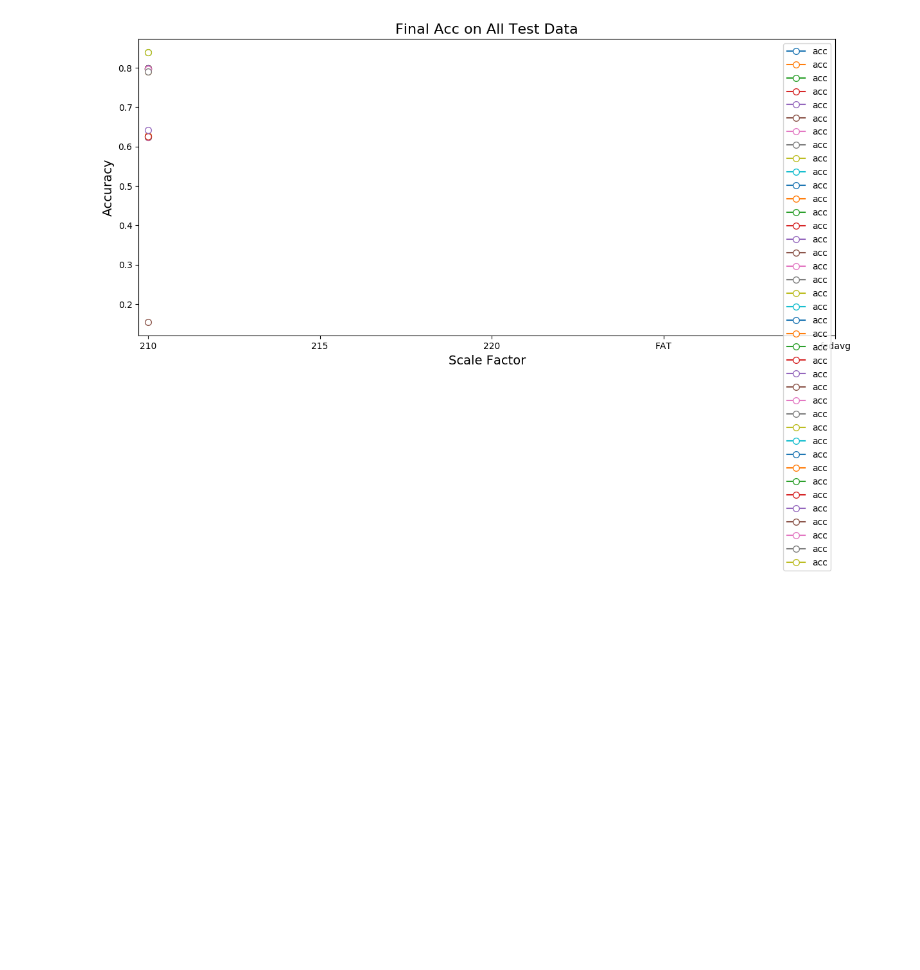
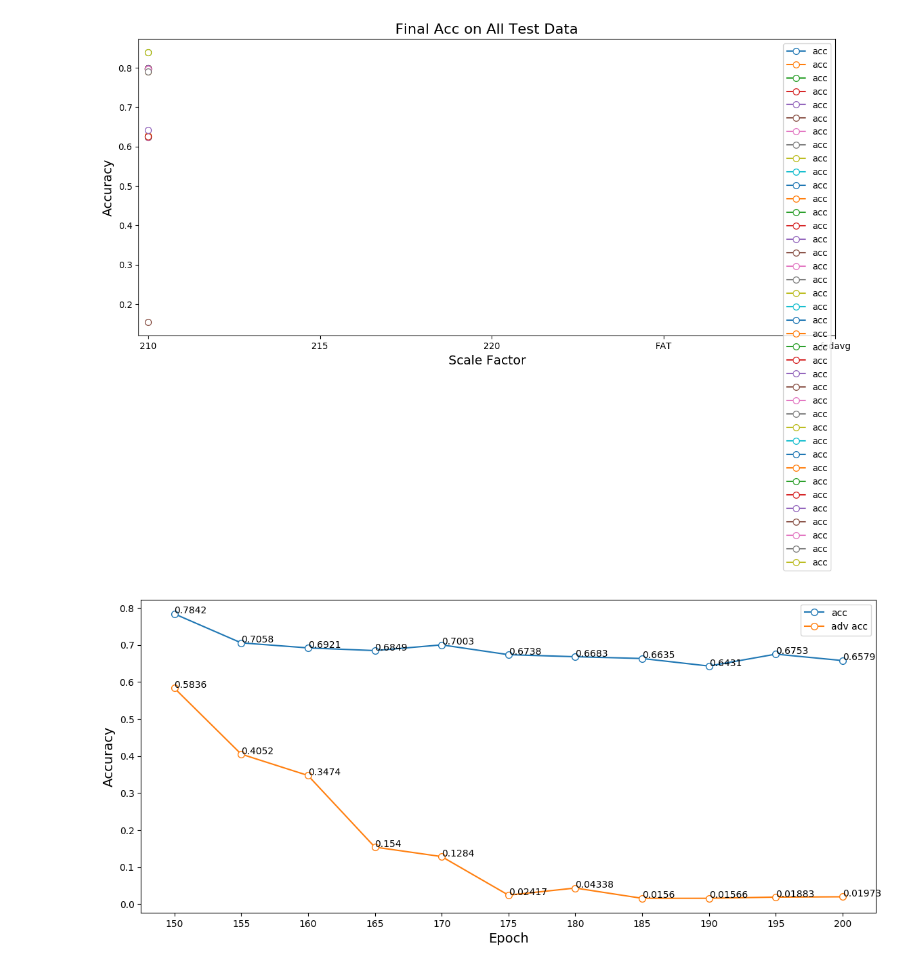
Before and after one commit to U1ltra/pFedDef, a Jupyter notebook: Evaluation/draw_figure.ipynb, the cells around one changed output. Cells and saved outputs as stored; diff of their text form; code cells hidden in the pictures; blank space fills up the shorter version.

Commit message:
script: draw figure jupiter

```diff
--- a/Evaluation/draw_figure.ipynb
+++ b/Evaluation/draw_figure.ipynb
@@ -15,9 +15,9 @@ def plot_training_curves(
 #     ax.bar(label, acc)
 
 #     plt.scatter(range(len(acc)), acc, label=legend_label, s=100)
-    ax.plot(acc, label=legend_label, marker='o', markersize=7, markerfacecolor='white')
-#     for idx, line in enumerate(acc):
-#         ax.plot(line, label=legend_label[idx], marker='o', markersize=7, markerfacecolor='white')
+    # ax.plot(acc, label=legend_label, marker='o', markersize=7, markerfacecolor='white')
+    for idx, line in enumerate(acc):
+        ax.plot(line, label=legend_label[idx], marker='o', markersize=7, markerfacecolor='white')
 
     ax.legend(loc='best')
     ax.set_title(title, fontsize=16)
@@ -25,11 +25,11 @@ def plot_training_curves(
     ax.set_ylabel(y_label, fontsize=14)
     plt.xticks(ticks=np.arange(len(labels)), labels=labels)
 
-    plt.annotate(f"{line[i]:.4}", (i, line[i]+0.001))
+    # plt.annotate(f"{line[i]:.4}", (i, line[i]+0.001))
 
-#     for line in acc:
-#         for i, txt in enumerate(line):
-#             plt.annotate(f"{line[i]:.4}", (i, line[i]+0.001))
+    for line in acc:
+        for i, txt in enumerate(line):
+            plt.annotate(f"{line[i]:.4}", (i, line[i]+0.001))
 
     plt.savefig(f"./{save_name}")
     plt.show()
@@ -993,42 +993,51 @@ plot_training_curves(
 TypeError: 'numpy.float64' object is not iterable
 [figure]
 # %%
-base_path = "/home/ubuntu/Documents/jiarui/experiments/rep_tm"
+base_path = "/home/ubuntu/Documents/jiarui/experiments/atk_pipeline/unharden_rep_pipeline_track_train"
 
-scale_set = [scale for scale in range(210, 221, 5)]
+scale_set = [scale for scale in range(155, 200, 5)]
 scale_set.sort()
 
-labels = [
-    str(scale) for scale in scale_set
-]
 
-all_label_acc = [
-    f"{base_path}/rep_scale{ scale }/eval/all_acc.npy" for scale in scale_set
-]
+acc_paths = []
+for name in ["", "_adv"]:
+    all_label_acc = [
+        f"{base_path}/unharden_train/weights/gt{ scale }/eval/all{name}_acc.npy" for scale in scale_set
+    ]
+    labels = [
+        str(scale) for scale in scale_set
+    ]
+    # all_label_acc.append(
+    #     f"/home/ubuntu/Documents/jiarui/experiments/FedAvg_adv/gt_1leaner_adv/weights/gt200/eval/all{name}_acc.npy"
+    # )
+    # labels.append("FAT")
+    # all_label_acc.append(
+    #     f"/home/ubuntu/Documents/jiarui/experiments/fedavg/gt_epoch200/eval/all{name}_acc.npy"
+    # )
+    # labels.append("fedavg")
+
+    # insert at head
+    all_label_acc.insert(0, f"{base_path}/atk_start/weights/eval/all{name}_acc.npy")
+    labels.insert(0, "150")
+    # insert tail
+    all_label_acc.append(f"{base_path}/unharden/weights/eval/all{name}_acc.npy")
+    labels.append("200")
+
+    acc_paths.append(all_label_acc)
 
 
-all_label_acc.append(
-    "/home/ubuntu/Documents/jiarui/experiments/FedAvg_adv/gt_1leaner_adv/weights/gt200/eval/all_acc.npy"
-)
-labels.append("FAT")
-
-all_label_acc.append(
-    "/home/ubuntu/Documents/jiarui/experiments/fedavg/gt_epoch200/eval/all_acc.npy"
-)
-labels.append("fedavg")
-
-for i in all_label_acc:
-    print(i)
-
-all_label_avg_acc2 = []
-for i in all_label_acc:
-    res = np.load(i)
-    all_label_avg_acc2.append(
-        np.sum(res) / (res.shape[0] * res.shape[1])
-    )
+acc_lines = [[], []]
+for paths_id, paths in enumerate(acc_paths):
+    for path in paths:
+        res = np.load(path)
+        acc_lines[paths_id].append(
+            np.sum(res) / (res.shape[0] * res.shape[1])
+        )
 
 plot_training_curves(
-    all_label_avg_acc, labels, F"Final Acc on All Test Data",
-    f"plots/FAT_rep_tm_all.png", "Scale Factor", "Accuracy",
-    "acc"
+    acc_lines, labels, f"",
+    f"plots/unharden_training.pdf", "Epoch", "Accuracy",
+    ["acc", "adv acc"]
 )
+# %% [output]
+[figure, added]
```
Also changed, not shown: parts of 3 cells of this notebook.
